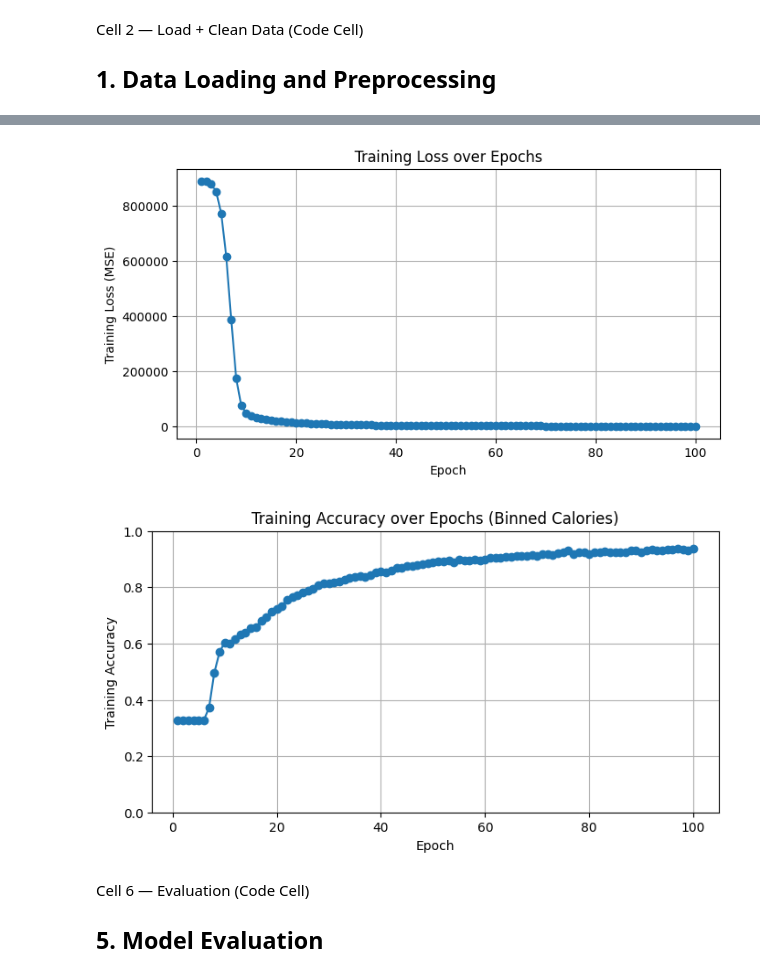
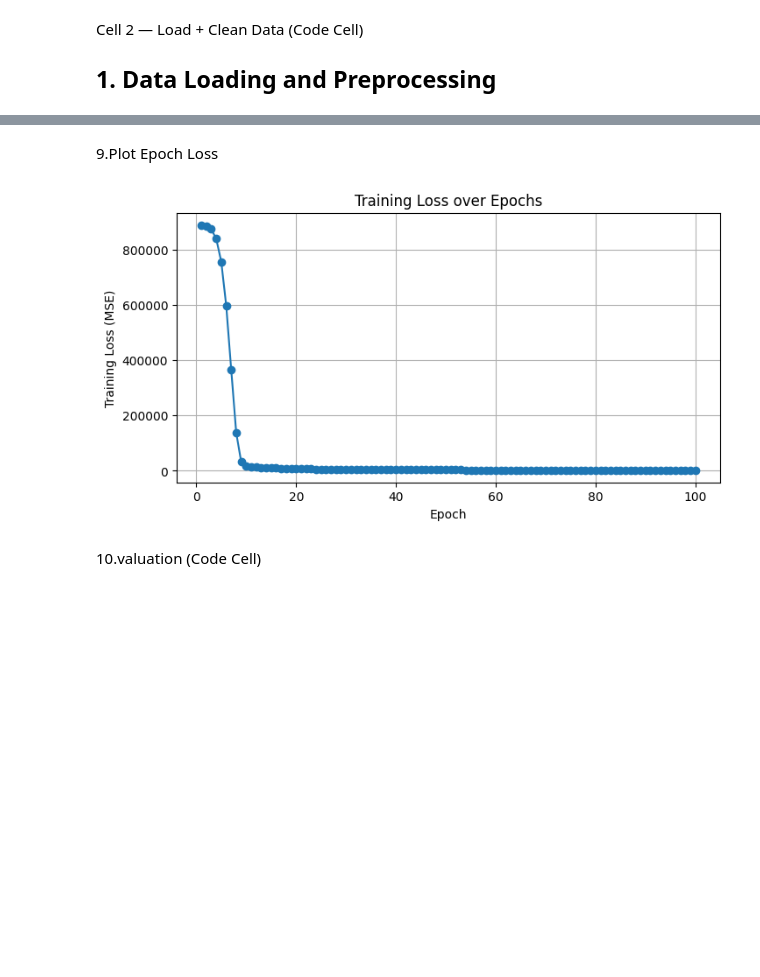
Before and after one commit to alifarhangi1/FitPredict, a Jupyter notebook: FitPredict/MLPV2.ipynb, the cells around one changed output, grey strips where cells are left out. Cells and saved outputs as stored; diff of their text form; code cells hidden in the pictures; blank space fills up the shorter version.

Commit message:
Making changes based off of profs comments, I still have the model which seems to be performing better

```diff
--- a/FitPredict/MLPV2.ipynb
+++ b/FitPredict/MLPV2.ipynb
@@ -47,0 +119,12 @@ df.head()
+# %%
+df_model = df_reduced.copy()
+
+# If Experience_Level is categorical/ordinal, cast to float
+df_model['Experience_Level'] = df_model['Experience_Level'].astype(float)
+
+# One-hot encode Gender and Workout_Type
+df_model = pd.get_dummies(df_model, columns=['Gender', 'Workout_Type'])
+
+# This is the final dataset you’ll feed into Linear/Ridge/LASSO/MLP
+df_model.head()
+print("Final modelling columns:\n", df_model.columns)
@@ -50,7 +140,8 @@ Cell 3 — Train/Test Split and Scaling (Code Cell)
 # %%
 target = 'Calories_Burned'
-X = df.drop(columns=[target])
-y = df[target]
+
+X = df_model.drop(columns=[target])
+y = df_model[target]
 
 X_train, X_test, y_train, y_test = train_test_split(
     X, y, test_size=0.2, random_state=42
@@ -121,7 +192,7 @@ train_loader = DataLoader(train_dataset, batch_size=batch_size, shuffle=True)
 
 # Lists for plotting
 train_losses = []
-train_accuracies = []
+
 
 # Training loop
 for epoch in range(epochs):
@@ -141,16 +212,7 @@ for epoch in range(epochs):
     epoch_loss = running_loss / len(train_dataset)
     train_losses.append(epoch_loss)
 
-    # Accuracy on the whole training set (after binning)
-    model.eval()
-    with torch.no_grad():
-        train_pred = model(X_train_tensor).cpu().numpy().flatten()
-        train_true = y_train_tensor.cpu().numpy().flatten()
 
-    train_pred_classes = to_classes(train_pred, bins)
-    train_true_classes = to_classes(train_true, bins)
-    epoch_acc = accuracy_score(train_true_classes, train_pred_classes)
-    train_accuracies.append(epoch_acc)
 
-    print(f"Epoch [{epoch+1}/{epochs}] - Loss: {epoch_loss:.4f} - Acc: {epoch_acc:.4f}")
+    print(f"Epoch [{epoch+1}/{epochs}] - Loss: {epoch_loss:.4f} ")
 # %% [output]
@@ -174,28 +236,18 @@ Epoch [100/100] - Loss: 1226.5329 - Acc: 0.9370
+# %% [markdown]
+9.Plot Epoch Loss
 # %%
 # Plot training loss
 plt.figure(figsize=(8, 4))
 plt.plot(range(1, epochs + 1), train_losses, marker='o')
 plt.xlabel('Epoch')
 plt.ylabel('Training Loss (MSE)')
 plt.title('Training Loss over Epochs')
 plt.grid(True)
 plt.show()
-
-# Plot training accuracy
-plt.figure(figsize=(8, 4))
-plt.plot(range(1, epochs + 1), train_accuracies, marker='o')
-plt.xlabel('Epoch')
-plt.ylabel('Training Accuracy')
-plt.title('Training Accuracy over Epochs (Binned Calories)')
-plt.ylim(0, 1)
-plt.grid(True)
-plt.show()
 # %% [output]
-[figure, old version]
+[figure, new version]
-[figure, removed]
 # %% [markdown]
-Cell 6 — Evaluation (Code Cell)
-## 5. Model Evaluation
+10.valuation (Code Cell)
 # %%
 # Evaluation on test set
 model.eval()
```
Also changed, not shown: parts of 19 cells of this notebook, 1 other file.
